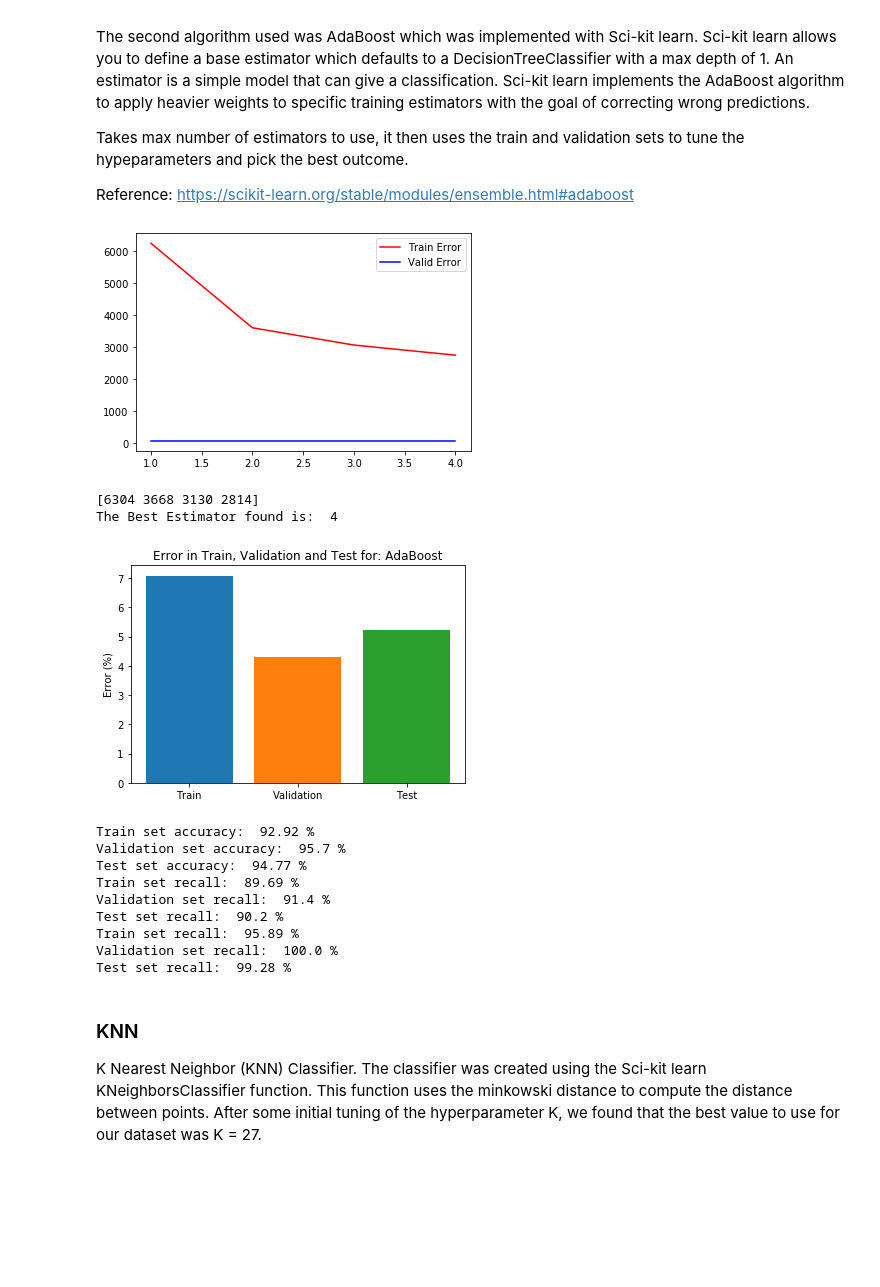
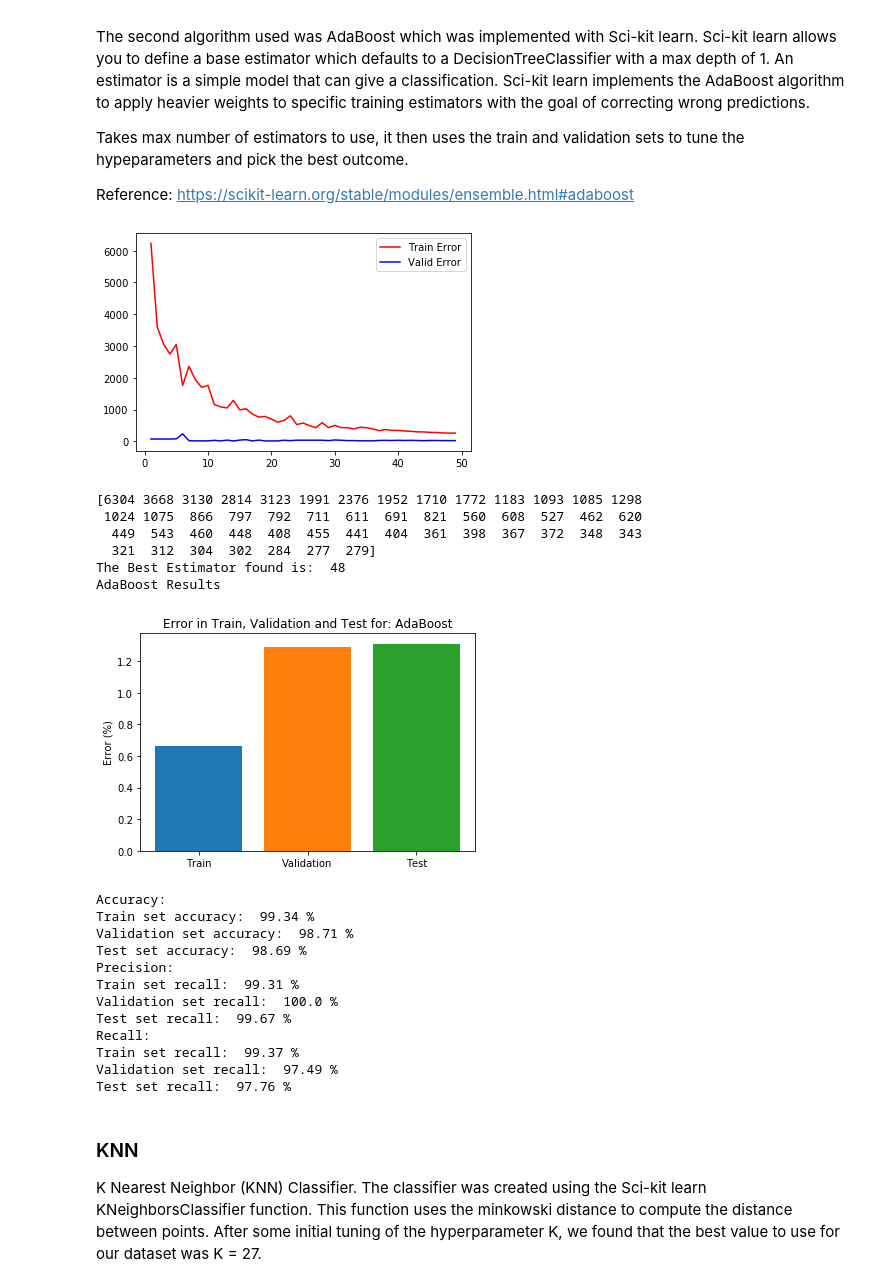
Before and after one commit to AveryCameronUofR/instrument-classification, a Jupyter notebook: Prediction Models.ipynb, the cells around one changed output. Cells and saved outputs as stored; diff of their text form; code cells hidden in the pictures; blank space fills up the shorter version.

```diff
--- a/Prediction Models.ipynb
+++ b/Prediction Models.ipynb
@@ -315,24 +337,30 @@ def ada_boost(max_estimators):
 
     predictions_test = classifier.predict(x_test)
     results_test = confusion_matrix(y_test, predictions_test)
-    display_error_graph(results_train, results_valid, results_test, "AdaBoost", 2)
-    display_metrics(results_train, results_valid, results_test)
+    display_metrics(results_train, results_valid, results_test, "AdaBoost")
 # %%
-ada_boost(5)
+ada_boost(50)
 # %% [output]
-[figure, old version]
+[figure, new version]
-[6304 3668 3130 2814]
-The Best Estimator found is:  4
+[6304 3668 3130 2814 3123 1991 2376 1952 1710 1772 1183 1093 1085 1298
+ 1024 1075  866  797  792  711  611  691  821  560  608  527  462  620
+  449  543  460  448  408  455  441  404  361  398  367  372  348  343
+  321  312  304  302  284  277  279]
+The Best Estimator found is:  48
+AdaBoost Results
-[figure, old version]
+[figure, new version]
-Train set accuracy:  92.92 %
-Validation set accuracy:  95.7 %
-Test set accuracy:  94.77 %
-Train set recall:  89.69 %
-Validation set recall:  91.4 %
-Test set recall:  90.2 %
-Train set recall:  95.89 %
+Accuracy:
+Train set accuracy:  99.34 %
+Validation set accuracy:  98.71 %
+Test set accuracy:  98.69 %
+Precision:
+Train set recall:  99.31 %
 Validation set recall:  100.0 %
-Test set recall:  99.28 %
+Test set recall:  99.67 %
+Recall:
+Train set recall:  99.37 %
+Validation set recall:  97.49 %
+Test set recall:  97.76 %
 # %% [markdown]
 ### KNN
 K Nearest Neighbor (KNN) Classifier. The classifier was created using the Sci-kit learn KNeighborsClassifier function. This function uses the minkowski distance to compute the distance between points. After some initial tuning of the hyperparameter K, we found that the best value to use for our dataset was K = 27.
```
Also changed, not shown: parts of 7 cells of this notebook.
